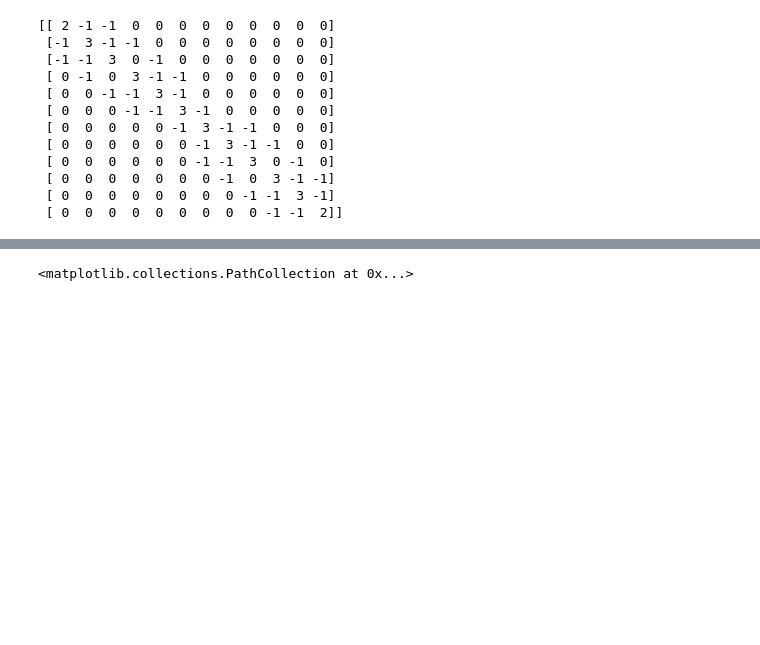
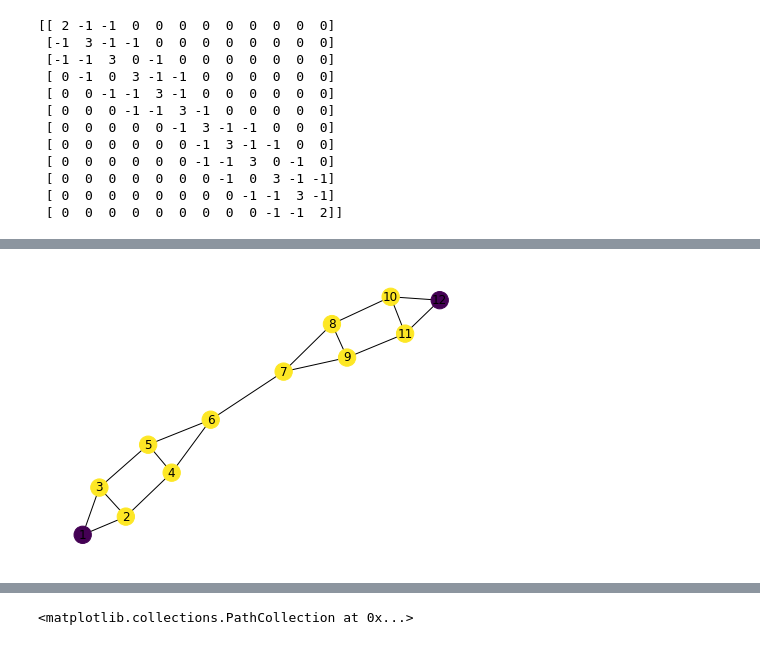
Before and after one commit to doctor-phil/analyzing-economic-networks, a Jupyter notebook: Analyzing_economic_networks.ipynb, the cells around one changed output, grey strips where cells are left out. Cells and saved outputs as stored; diff of their text form; code cells hidden in the pictures; blank space fills up the shorter version.

```diff
--- a/Analyzing_economic_networks.ipynb
+++ b/Analyzing_economic_networks.ipynb
@@ -270,0 +295,6 @@ print(L)
+# %%
+degrees = network.degree() # retrieve the degree sequence
+degree_colors = [degrees[i] for i in range(1,13)] # turn it into a vector
+nx.draw(network,positions,node_color=degree_colors,with_labels=True) # plot the network with colors according to degree
+# %% [output]
+[figure, added]
```
Also changed, not shown: parts of 25 cells of this notebook.
